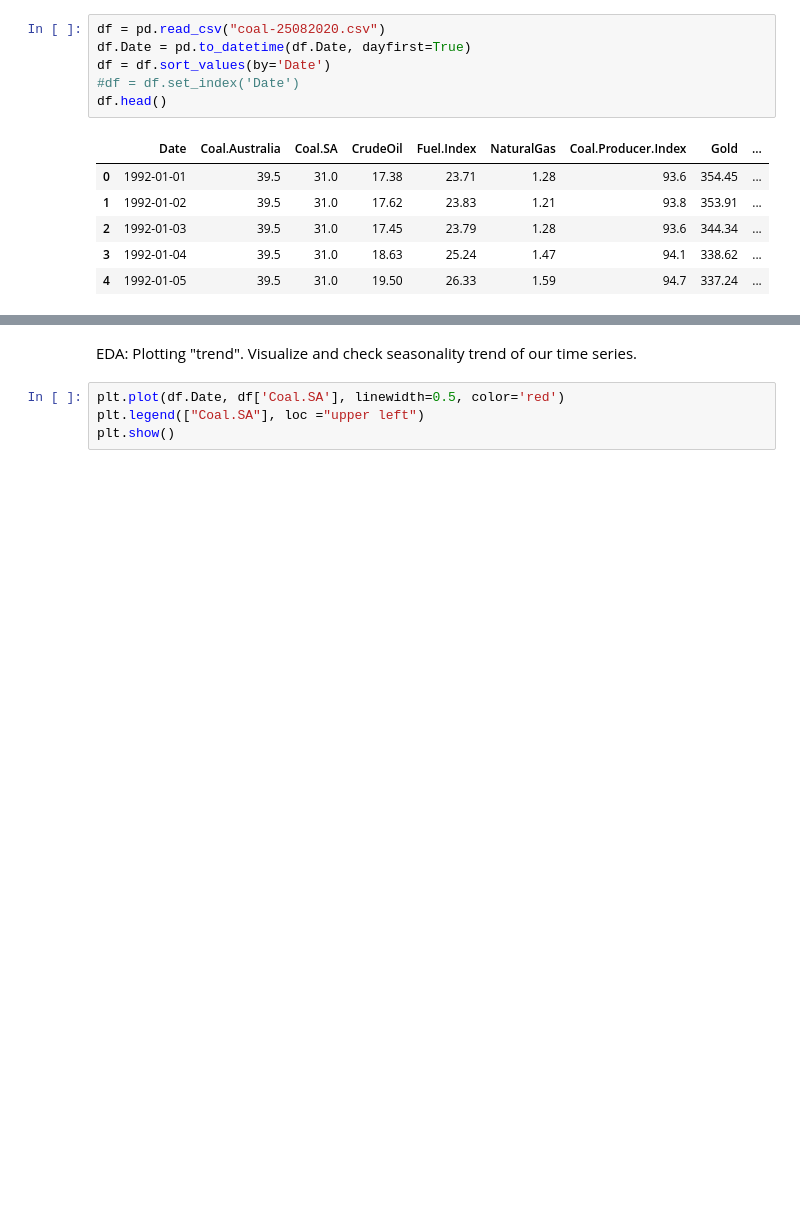
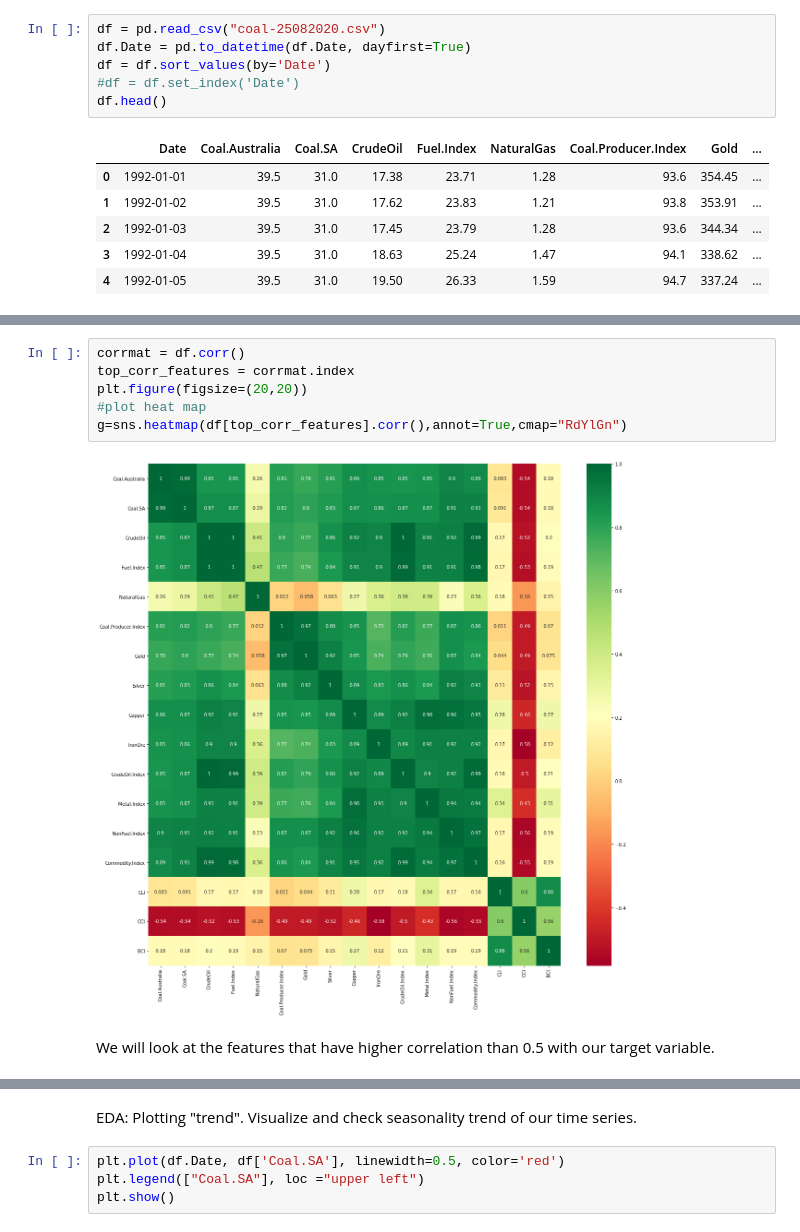
Before and after one commit to kartikeysharma95UZH/Big-Data-Analytics, a Jupyter notebook: ARIMA.ipynb, the cells around one changed output, grey strips where cells are left out. Saved outputs shown, nothing was run; the diff lists cells and outputs as text; blank space fills up the shorter version.

```diff
--- a/ARIMA.ipynb
+++ b/ARIMA.ipynb
@@ -21,0 +93,10 @@ df.head()
+# %%
+corrmat = df.corr()
+top_corr_features = corrmat.index
+plt.figure(figsize=(20,20))
+#plot heat map
+g=sns.heatmap(df[top_corr_features].corr(),annot=True,cmap="RdYlGn")
+# %% [output]
+[figure, added]
+# %% [markdown]
+We will look at the features that have higher correlation than 0.5 with our target variable.
```
Also changed, not shown: parts of 34 cells of this notebook.
